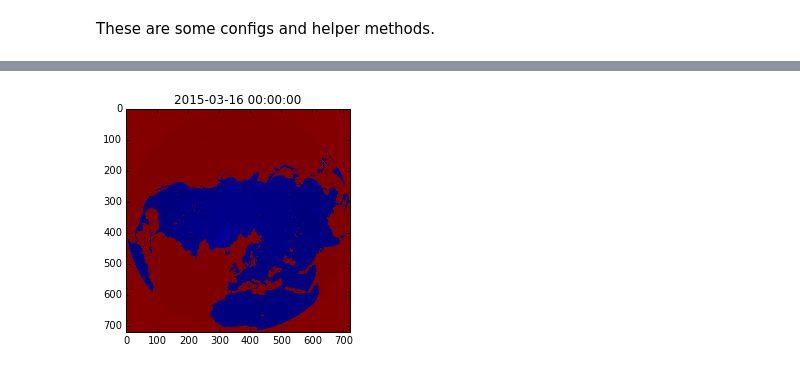
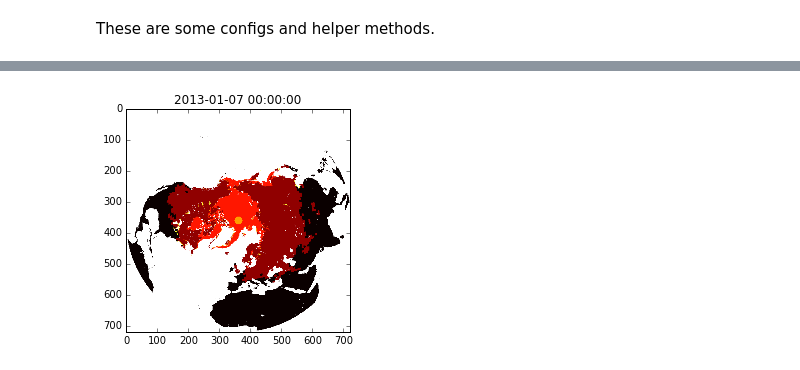
Before and after one commit to skwh/NSIDC-DataViewer, a Jupyter notebook: DataViewer_0046.ipynb, the cells around one changed output, grey strips where cells are left out. Saved outputs shown, nothing was run; the diff lists cells and outputs as text; code cells hidden in the pictures.

```diff
--- a/DataViewer_0046.ipynb
+++ b/DataViewer_0046.ipynb
@@ -22,15 +22,15 @@ NSIDC_0046_STAGING_FORMAT = ("/disks/sidads_staging/DATASETS/nsidc0046_weekly_sn
 
 SOURCES = [NSIDC_0046_FORMAT, NSIDC_0046_STAGING_FORMAT]
 
-CURRENT_SOURCE = SOURCES[1]
+CURRENT_SOURCE = SOURCES[0]
 # %% [markdown]
 This is the start date and end date for the animation. The script will skip over files that don't exist. Make sure that the start date points to a file with that start date- otherwise the script will loop on the wrong days and it won't find any of the correct files.
 # %%
-TIMEFRAME = [datetime(2013, 1, 7), datetime(2016, 5, 23)]
+TIMEFRAME = [datetime(2013, 1, 7), datetime(2014, 6, 23)]
 # %% [markdown]
 This is the framerate for the animation. `interval` refers to the time between frames, in MS. If simpler set using the `fps` variable.
 # %%
-INTERVAL = 50
+INTERVAL = 100
 FPS = 1000/INTERVAL
 # %% [markdown]
 Finally, use this variable to toggle log messages. (True/False, case sensitive)
@@ -65,13 +65,14 @@ def render(index):
     end_date = start_date + timedelta(days = 6)
     uri = get_current_map().format(form_smashed_date(start_date), form_smashed_date(end_date))
     if VERBOSE:
-        print("Rendering data for " + str(datetime))
+        print("Rendering data for " + str(start_date) + " and " + str(end_date))
     try:
         with open(uri, 'rb') as fp:
            nsidc_0046_data = np.fromfile(fp, dtype=np.uint8).reshape(720, 720)
         last_dataset = nsidc_0046_data
         plt.title(str(start_date))
-        im = plt.imshow(nsidc_0046_data, animated=True)
+        sep_data = np.minimum(nsidc_0046_data, 5)
+        im = plt.imshow(sep_data, cmap="hot", animated=True)
     except FileNotFoundError as e:
         print("No file called " + uri)
         plt.title("DATA MISSING FOR " + str(start_date))
@@ -112 +114 @@ KeyboardInterrupt:
-[figure, old version]
+[figure, new version]
```
Also changed, not shown: parts of 1 cell of this notebook.
